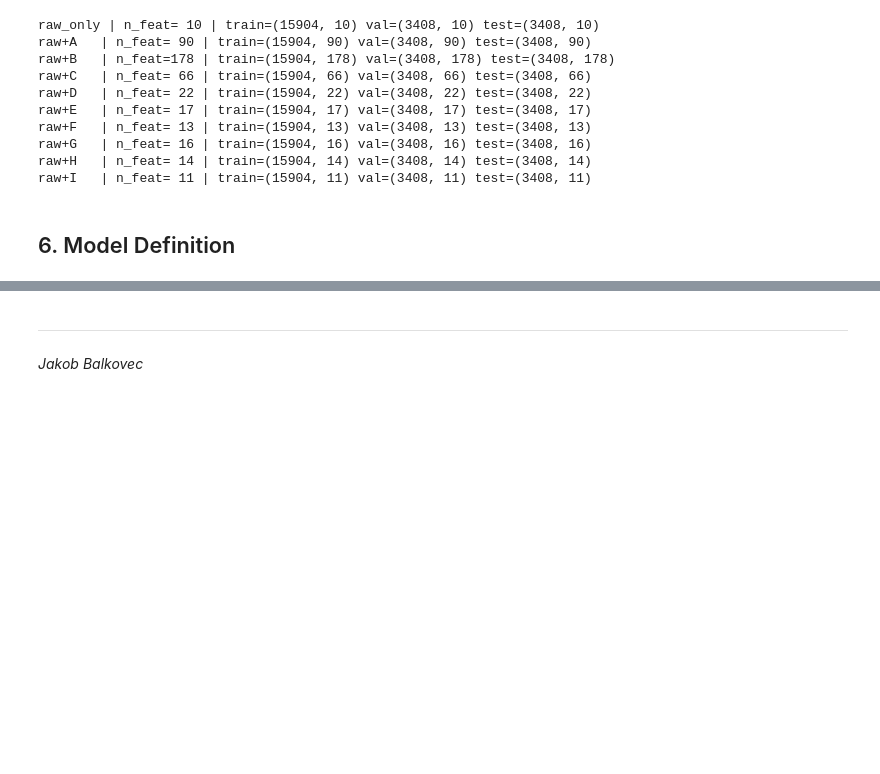
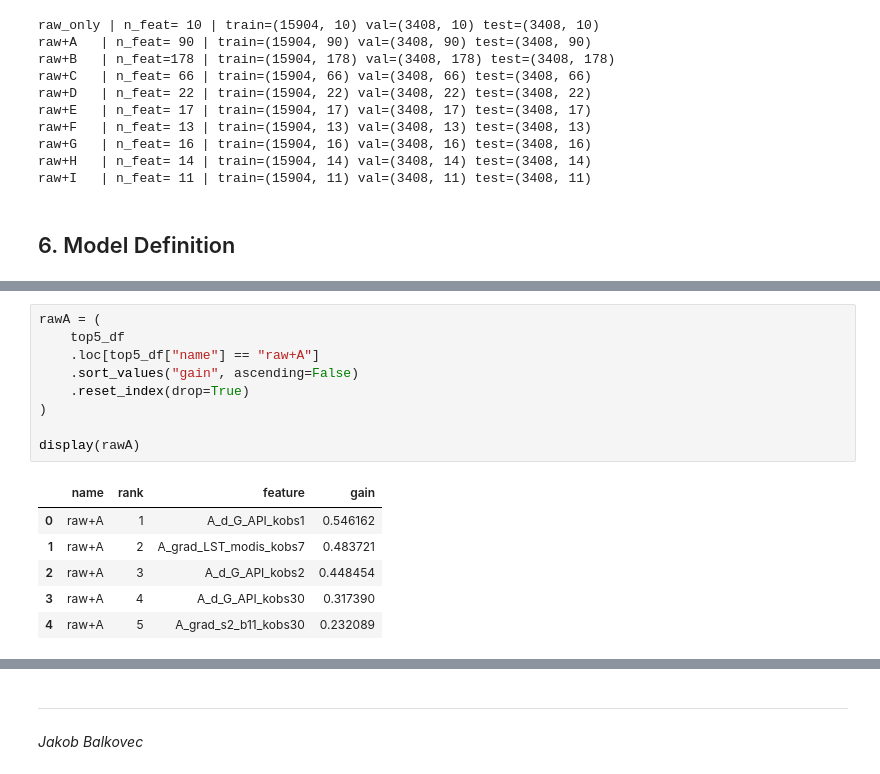
Before and after one commit to KerryCheon/MDR-Project, a Jupyter notebook: Models/Temporal/v5/v5.2/MDR-v5.2.ipynb, the cells around one changed output, grey strips where cells are left out. Cells and saved outputs as stored; diff of their text form; blank space fills up the shorter version.

```diff
--- a/Models/Temporal/v5/v5.2/MDR-v5.2.ipynb
+++ b/Models/Temporal/v5/v5.2/MDR-v5.2.ipynb
@@ -412,0 +577,16 @@ plt.show()
+# %%
+rawA = (
+    top5_df
+    .loc[top5_df["name"] == "raw+A"]
+    .sort_values("gain", ascending=False)
+    .reset_index(drop=True)
+)
+
+display(rawA)
+# %% [output]
+|  | name | rank | feature | gain |
+| 0 | raw+A | 1 | A_d_G_API_kobs1 | 0.546162 |
+| 1 | raw+A | 2 | A_grad_LST_modis_kobs7 | 0.483721 |
+| 2 | raw+A | 3 | A_d_G_API_kobs2 | 0.448454 |
+| 3 | raw+A | 4 | A_d_G_API_kobs30 | 0.317390 |
+| 4 | raw+A | 5 | A_grad_s2_b11_kobs30 | 0.232089 |
```
Also changed, not shown: parts of 28 cells of this notebook, 4 other files.
